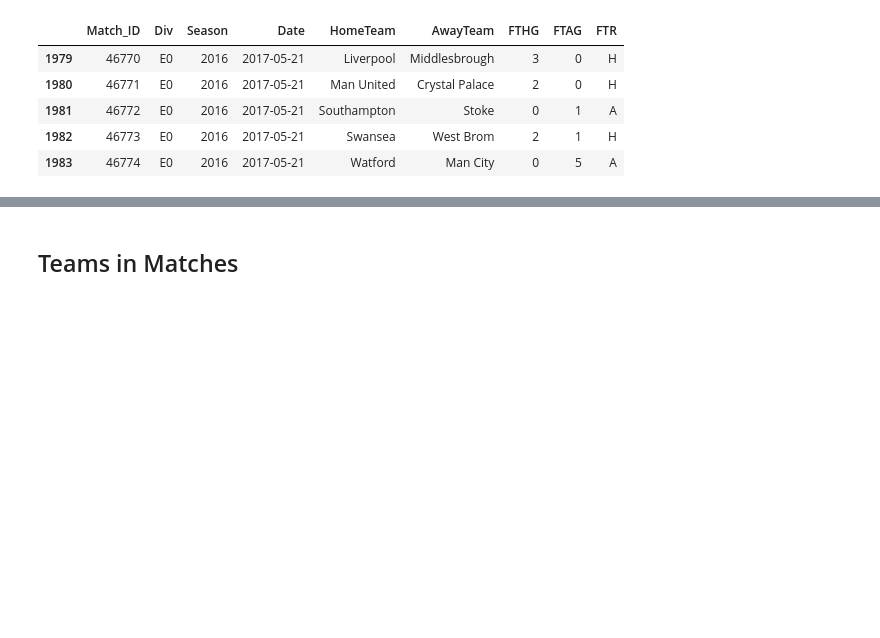
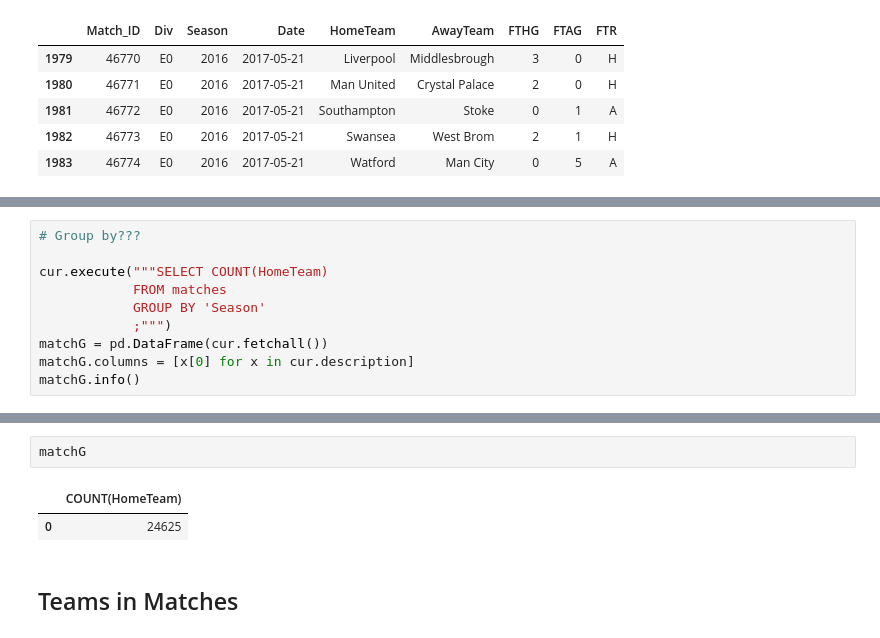
Before and after one commit to AnnikaNoren/post_graduate_project, a Jupyter notebook: Soccer with SQL.ipynb, the cells around one changed output, grey strips where cells are left out. Saved outputs shown, nothing was run; the diff lists cells and outputs as text; blank space fills up the shorter version.

```diff
--- a/Soccer with SQL.ipynb
+++ b/Soccer with SQL.ipynb
@@ -139,0 +190,10 @@ match09.tail()
+# %%
+# Group by???
+
+cur.execute("""SELECT COUNT(HomeTeam)
+            FROM matches
+            GROUP BY 'Season'
+            ;""")
+matchG = pd.DataFrame(cur.fetchall())
+matchG.columns = [x[0] for x in cur.description]
+matchG.info()
@@ -140,3 +209,8 @@ match09.tail()
+# %%
+matchG
+# %% [output]
+|  | COUNT(HomeTeam) |
+| 0 | 24625 |
 # %% [markdown]
 ## Teams in Matches
 # %%
```
Also changed, not shown: parts of 6 cells of this notebook.
